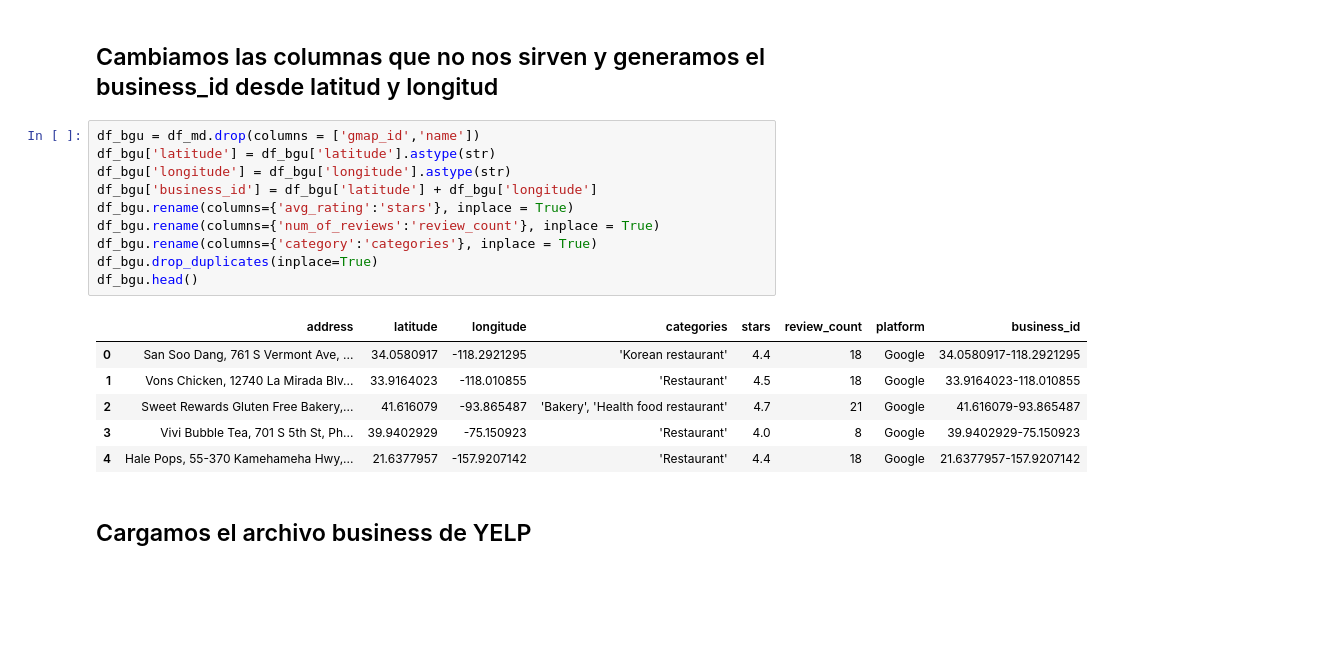
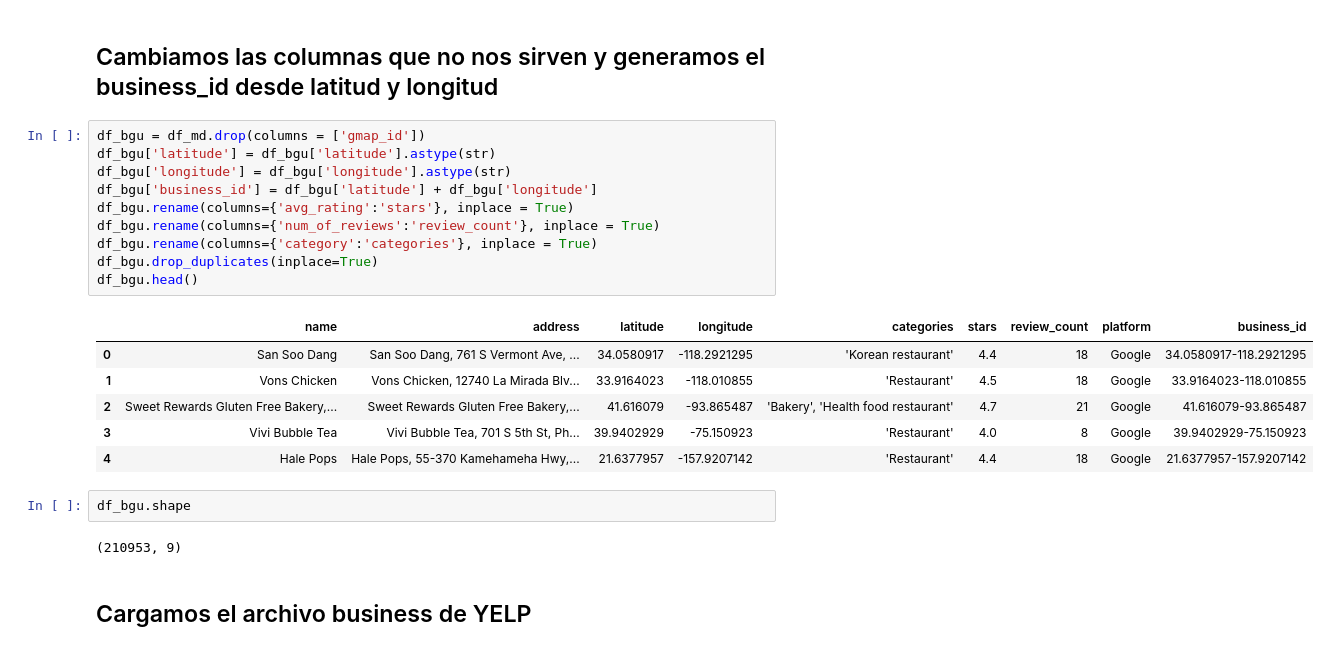
Before and after one commit to LucaTraversa17/ProyectoFinalHenry, a Jupyter notebook: ETL/ETL_UnificacionTablas.ipynb, the cells around one changed output. Cells and saved outputs as stored; diff of their text form; blank space fills up the shorter version.

```diff
--- a/ETL/ETL_UnificacionTablas.ipynb
+++ b/ETL/ETL_UnificacionTablas.ipynb
@@ -40,22 +40,26 @@ df_md.head()
 # %% [markdown]
 ## Cambiamos las columnas que no nos sirven y generamos el business_id desde latitud y longitud
 # %%
-df_bgu = df_md.drop(columns = ['gmap_id','name'])
+df_bgu = df_md.drop(columns = ['gmap_id'])
 df_bgu['latitude'] = df_bgu['latitude'].astype(str)
 df_bgu['longitude'] = df_bgu['longitude'].astype(str)
 df_bgu['business_id'] = df_bgu['latitude'] + df_bgu['longitude']
 df_bgu.rename(columns={'avg_rating':'stars'}, inplace = True)
 df_bgu.rename(columns={'num_of_reviews':'review_count'}, inplace = True)
 df_bgu.rename(columns={'category':'categories'}, inplace = True)
 df_bgu.drop_duplicates(inplace=True)
 df_bgu.head()
 # %% [output]
-|  | address | latitude | longitude | categories | stars | review_count | platform | business_id |
-| 0 | San Soo Dang, 761 S Vermont Ave, ... | 34.0580917 | -118.2921295 | 'Korean restaurant' | 4.4 | 18 | Google | 34.0580917-118.2921295 |
-| 1 | Vons Chicken, 12740 La Mirada Blv... | 33.9164023 | -118.010855 | 'Restaurant' | 4.5 | 18 | Google | 33.9164023-118.010855 |
-| 2 | Sweet Rewards Gluten Free Bakery,... | 41.616079 | -93.865487 | 'Bakery', 'Health food restaurant' | 4.7 | 21 | Google | 41.616079-93.865487 |
-| 3 | Vivi Bubble Tea, 701 S 5th St, Ph... | 39.9402929 | -75.150923 | 'Restaurant' | 4.0 | 8 | Google | 39.9402929-75.150923 |
-| 4 | Hale Pops, 55-370 Kamehameha Hwy,... | 21.6377957 | -157.9207142 | 'Restaurant' | 4.4 | 18 | Google | 21.6377957-157.9207142 |
+|  | name | address | latitude | longitude | categories | stars | review_count | platform | business_id |
+| 0 | San Soo Dang | San Soo Dang, 761 S Vermont Ave, ... | 34.0580917 | -118.2921295 | 'Korean restaurant' | 4.4 | 18 | Google | 34.0580917-118.2921295 |
+| 1 | Vons Chicken | Vons Chicken, 12740 La Mirada Blv... | 33.9164023 | -118.010855 | 'Restaurant' | 4.5 | 18 | Google | 33.9164023-118.010855 |
+| 2 | Sweet Rewards Gluten Free Bakery,... | Sweet Rewards Gluten Free Bakery,... | 41.616079 | -93.865487 | 'Bakery', 'Health food restaurant' | 4.7 | 21 | Google | 41.616079-93.865487 |
+| 3 | Vivi Bubble Tea | Vivi Bubble Tea, 701 S 5th St, Ph... | 39.9402929 | -75.150923 | 'Restaurant' | 4.0 | 8 | Google | 39.9402929-75.150923 |
+| 4 | Hale Pops | Hale Pops, 55-370 Kamehameha Hwy,... | 21.6377957 | -157.9207142 | 'Restaurant' | 4.4 | 18 | Google | 21.6377957-157.9207142 |
+# %%
+df_bgu.shape
+# %% [output]
+(210953, 9)
 # %% [markdown]
 ## Cargamos el archivo business de YELP
 # %%
```
Also changed, not shown: parts of 6 cells of this notebook.
